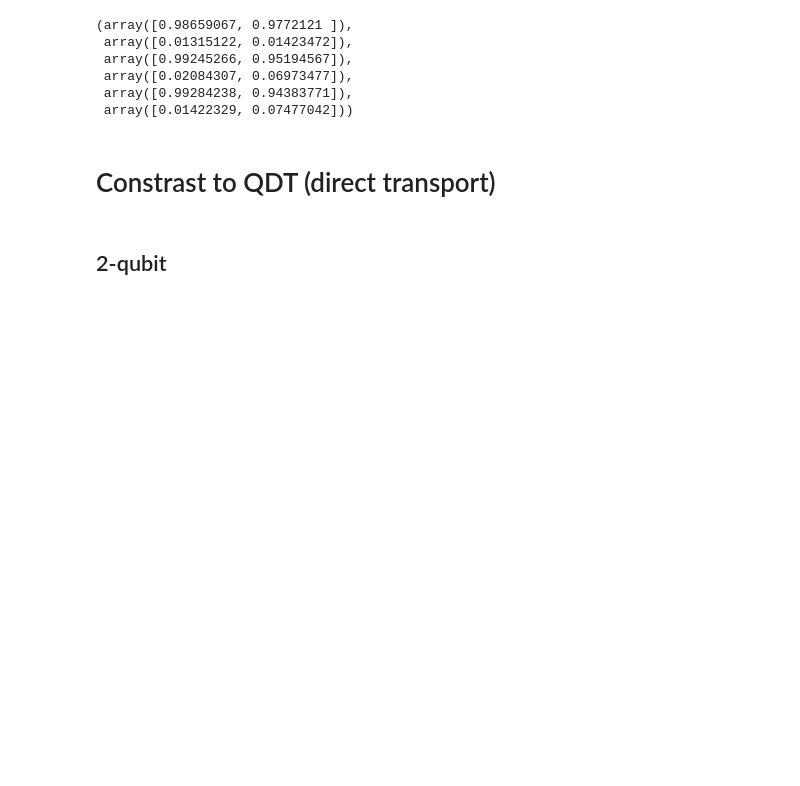
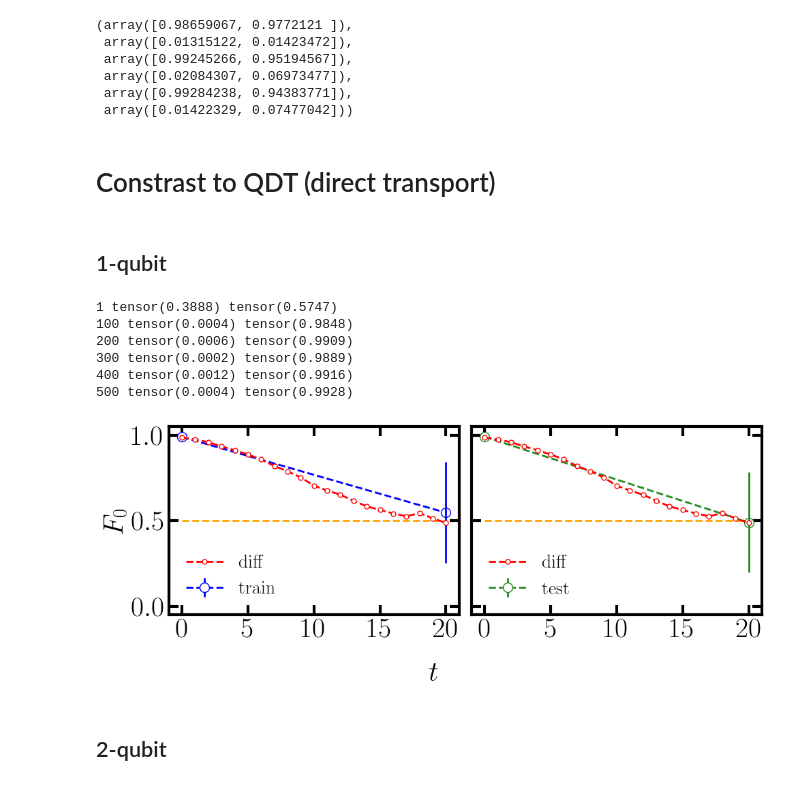
Before and after one commit to Francis-Hsu/QuantGenMdl, a Jupyter notebook: cluster.ipynb, the cells around one changed output. Cells and saved outputs as stored; diff of their text form; code cells hidden in the pictures; blank space fills up the shorter version.

```diff
--- a/cluster.ipynb
+++ b/cluster.ipynb
@@ -258,10 +245,10 @@ n, na = 1, 1
 T = 20
 L = 4
 Ndata = 100
-states_diff = np.load('data/cluster0/n%d/cluster0Diff_n%dT%d_N1000.npy'%(n, n, T))
-states_train = np.load('data/cluster0/n%d/QDDPMcluster0trainGen_n%dna%dT%dL%d_nat.npy'
+states_diff = np.load('data/QDDPM/cluster0/n%d/cluster0Diff_n%dT%d_N1000.npy'%(n, n, T))
+states_train = np.load('data/QDDPM/cluster0/n%d/QDDPMcluster0trainGen_n%dna%dT%dL%d_nat.npy'
                        %(n, n, na, T, L))
-states_test = np.load('data/cluster0/n%d/QDDPMcluster0testGen_n%dna%dT%dL%d_nat.npy'
+states_test = np.load('data/QDDPM/cluster0/n%d/QDDPMcluster0testGen_n%dna%dT%dL%d_nat.npy'
                       %(n, n, na, T, L))
 
 F0_train = np.abs(states_train[:, :, 0])**2
@@ -292,6 +279,8 @@ for i in range(2):
 axs[0].set_ylabel(r'$F_0$', fontsize=30)
 fig.supxlabel(r'$t$', fontsize=30)
 plt.tight_layout()
+#plt.savefig('figures/QDDPMcluster0Fid_n%dna%dT%dL%d.pdf'%(n, na, T, L), bbox_inches='tight')
+plt.show()
 plt.close()
 # %% [output]
 [figure]
@@ -474,9 +562,9 @@ n, na = 2, 1
 T = 20
 L = 6
 Ndata = 100
-states_diff = np.load('data/cluster0/n%d/cluster0Diff_n%dT%d_N1000.npy'%(n, n, T))
-states_train = np.load('data/cluster0/n%d/QDDPMcluster0trainGen_n%dna%dT%dL%d_nat.npy'%(n, n, na, T, L))
-states_test = np.load('data/cluster0/n%d/QDDPMcluster0testGen_n%dna%dT%dL%d_nat.npy'%(n, n, na, T, L))
+states_diff = np.load('data/QDDPM/cluster0/n%d/cluster0Diff_n%dT%d_N1000.npy'%(n, n, T))
+states_train = np.load('data/QDDPM/cluster0/n%d/QDDPMcluster0trainGen_n%dna%dT%dL%d_nat.npy'%(n, n, na, T, L))
+states_test = np.load('data/QDDPM/cluster0/n%d/QDDPMcluster0testGen_n%dna%dT%dL%d_nat.npy'%(n, n, na, T, L))
 
 F0_train = np.abs(states_train[:, :, 0])**2
 F0_test = np.abs(states_test[:, :, 0])**2
@@ -506,6 +594,8 @@ for i in range(2):
 axs[0].set_ylabel(r'$F_0$', fontsize=30)
 fig.supxlabel(r'$t$', fontsize=30)
 plt.tight_layout()
+#plt.savefig('figures/QDDPMcluster0Fid_n%dna%dT%dL%d.pdf'%(n, na, T, L), bbox_inches='tight')
+plt.show()
 plt.close()
 # %% [output]
 [figure]
@@ -683,0 +849,23 @@ def QDTtraining(model, inputs_T, Ndata, epochs, dis_measure='nat'):
+# %% [markdown]
+## 1-qubit
+# %%
+n, na = 1, 1
+T = 20
+L = 80
+Ndata = 100
+epochs = 500
+method = 'nat'
+
+states_diff = np.load('data/QDDPM/cluster0/n%d/cluster0Diff_n%dT%d_N1000.npy'%(n, n, T))
+
+model = QDDPM_cpu(n=n, na=na, T=1, L=L)
+model.set_diffusionSet(states_diff)
+
+params, loss, f0 = QDTtraining(model, Ndata, epochs, method)
+# %% [output]
+1 tensor(0.3888) tensor(0.5747)
+100 tensor(0.0004) tensor(0.9848)
+200 tensor(0.0006) tensor(0.9909)
+300 tensor(0.0002) tensor(0.9889)
+400 tensor(0.0012) tensor(0.9916)
+500 tensor(0.0004) tensor(0.9928)
@@ -684,2 +889,39 @@ def QDTtraining(model, inputs_T, Ndata, epochs, dis_measure='nat'):
+# %%
+# plot the performance of training with QDT
+n, na = 1, 1
+T = 20
+L = 80
+Ndata = 100
+method = 'nat'
+states_diff = np.load('data/QDDPM/cluster0/n1/cluster0Diff_n1T20_N1000.npy')
+states_train = np.load('data/QDT/cluster0/n1/QDTcluster0traingen_n1na1T20L80_nat.npy')
+states_test = np.load('data/QDT/cluster0/n1/QDTcluster0testgen_n1na1T20L80_nat.npy')
+
+F0_train = np.abs(states_train[:,:,0])**2
+F0_test = np.abs(states_test[:,:,0])**2
+F0_diff = np.abs(states_diff[:,:,0])**2
+
+fig, axs = plt.subplots(1, 2, figsize=(10, 4), sharey=True)
+axs[0].errorbar([0, T], np.mean(F0_train, axis=1), yerr=np.std(F0_train, axis=1), fmt='o--',
+    lw=2, mfc='white', barsabove=True, markersize=10, c='b', zorder=5, label=r'$\rm train$')
+axs[1].errorbar([0, T], np.mean(F0_test,axis=1), yerr=np.std(F0_test, axis=1), fmt='o--',
+    lw=2, mfc='white', barsabove=True, markersize=10, c='forestgreen', zorder=5, label=r'$\rm test$')
+for i in range(2):
+    axs[i].plot(np.arange(T+1), np.mean(F0_diff, axis=1), 'o--', mfc='white',
+        lw=2, markersize=5, c='r', zorder=5, label=r'$\rm diff$')
+    axs[i].plot(np.arange(T+1), 0.5*np.ones(T+1), '--', lw=2, c='orange')
+axs[0].set_ylabel(r'$F_0$', fontsize=30)
+for i in range(2):
+    axs[i].legend(fontsize=20, framealpha=0)
+    axs[i].set_ylim(-0.05, 1.05)
+    axs[i].set_xticks(np.arange(0, T+1,5))
+    axs[i].tick_params(direction='in', length=10, width=3, top='on', right='on', labelsize=30)
+fig.supxlabel(r'$t$', fontsize=30)
+plt.tight_layout()
+plt.savefig('figures/QDTcluster0Fid_n%dna%dT%dL%d.pdf'%(n, na, T, L), bbox_inches='tight')
+plt.show()
+plt.close()
+# %% [output]
+[figure, added]
 # %% [markdown]
 ## 2-qubit
```
Also changed, not shown: parts of 43 cells of this notebook.
